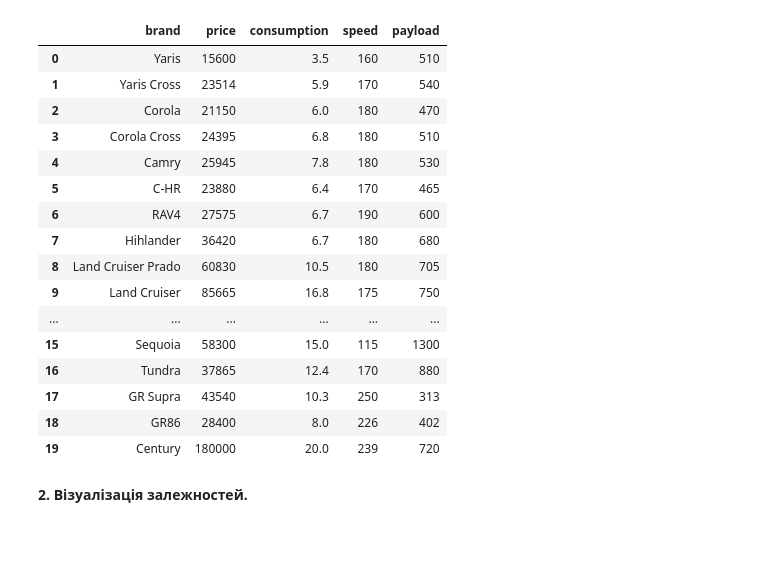
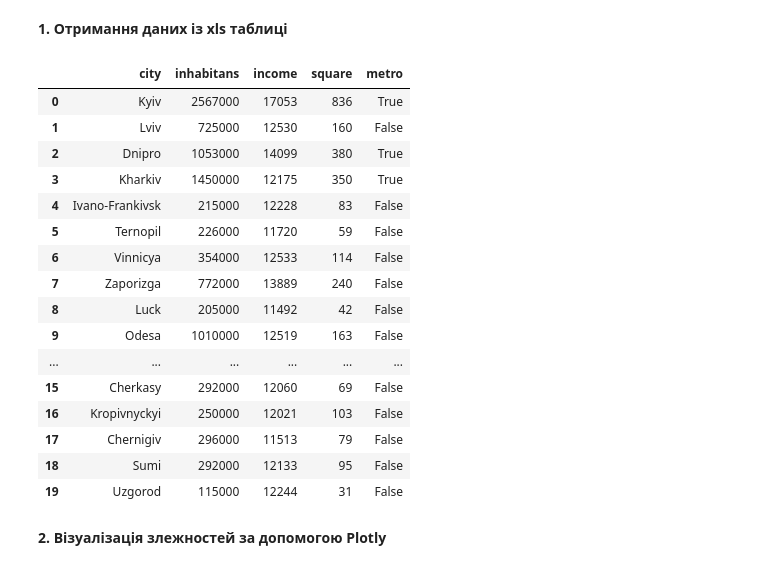
Before and after one commit to OleksandrKryvoruk/dz_54, a Jupyter notebook: 1.ipynb, the cells around one changed output. Drawn from its saved outputs; the diff is of its cells as text; code cells hidden in the pictures; blank space fills up the shorter version.

```diff
--- a/1.ipynb
+++ b/1.ipynb
@@ -13,27 +9,32 @@
+# %% [markdown]
+**1. Отримання даних із xls таблиці**
 # %%
 import pandas as pd
-import matplotlib.pyplot as plt
-import seaborn as sns
+import plotly
+from plotly.subplots import make_subplots
+import plotly.graph_objects as go
+import sweetviz as sv
+import ydata_profiling as yp
 
-df = pd.read_excel("data.xlsx")
+df = pd.read_excel("cities.xlsx")
 df
 # %% [output]
-|  | brand | price | consumption | speed | payload |
-| 0 | Yaris | 15600 | 3.5 | 160 | 510 |
-| 1 | Yaris Cross | 23514 | 5.9 | 170 | 540 |
-| 2 | Corola | 21150 | 6.0 | 180 | 470 |
-| 3 | Corola Cross | 24395 | 6.8 | 180 | 510 |
-| 4 | Camry | 25945 | 7.8 | 180 | 530 |
-| 5 | C-HR | 23880 | 6.4 | 170 | 465 |
-| 6 | RAV4 | 27575 | 6.7 | 190 | 600 |
-| 7 | Hihlander | 36420 | 6.7 | 180 | 680 |
-| 8 | Land Cruiser Prado | 60830 | 10.5 | 180 | 705 |
-| 9 | Land Cruiser | 85665 | 16.8 | 175 | 750 |
+|  | city | inhabitans | income | square | metro |
+| 0 | Kyiv | 2567000 | 17053 | 836 | True |
+| 1 | Lviv | 725000 | 12530 | 160 | False |
+| 2 | Dnipro | 1053000 | 14099 | 380 | True |
+| 3 | Kharkiv | 1450000 | 12175 | 350 | True |
+| 4 | Ivano-Frankivsk | 215000 | 12228 | 83 | False |
+| 5 | Ternopil | 226000 | 11720 | 59 | False |
+| 6 | Vinnicya | 354000 | 12533 | 114 | False |
+| 7 | Zaporizga | 772000 | 13889 | 240 | False |
+| 8 | Luck | 205000 | 11492 | 42 | False |
+| 9 | Odesa | 1010000 | 12519 | 163 | False |
 | ... | ... | ... | ... | ... | ... |
-| 15 | Sequoia | 58300 | 15.0 | 115 | 1300 |
-| 16 | Tundra | 37865 | 12.4 | 170 | 880 |
-| 17 | GR Supra | 43540 | 10.3 | 250 | 313 |
-| 18 | GR86 | 28400 | 8.0 | 226 | 402 |
-| 19 | Century | 180000 | 20.0 | 239 | 720 |
+| 15 | Cherkasy | 292000 | 12060 | 69 | False |
+| 16 | Kropivnyckyi | 250000 | 12021 | 103 | False |
+| 17 | Chernigiv | 296000 | 11513 | 79 | False |
+| 18 | Sumi | 292000 | 12133 | 95 | False |
+| 19 | Uzgorod | 115000 | 12244 | 31 | False |
 # %% [markdown]
-**2. Візуалізація залежностей.**
+**2. Візуалізація злежностей за допомогою Plotly**
```
Also changed, not shown: parts of 18 cells of this notebook, 3 other files.
